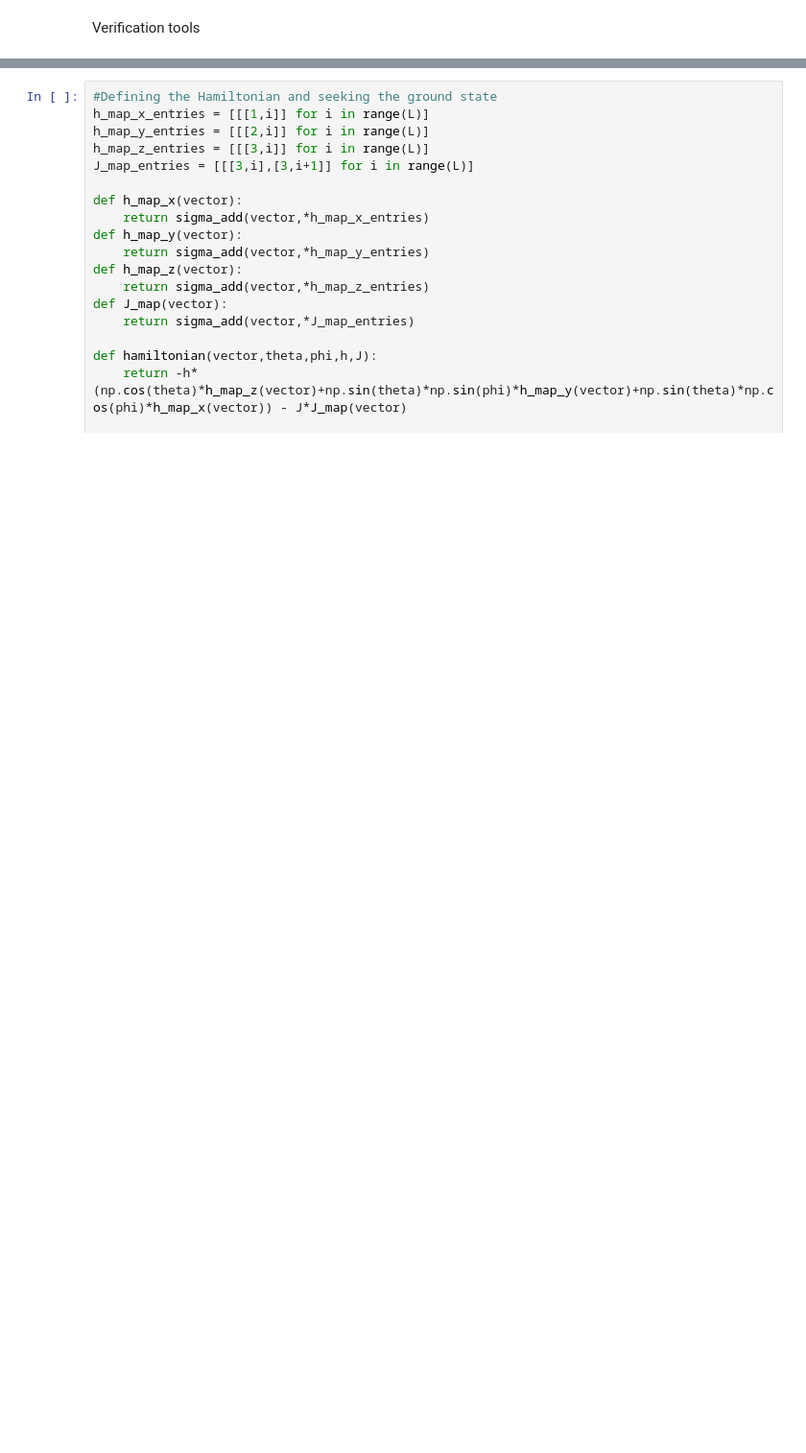
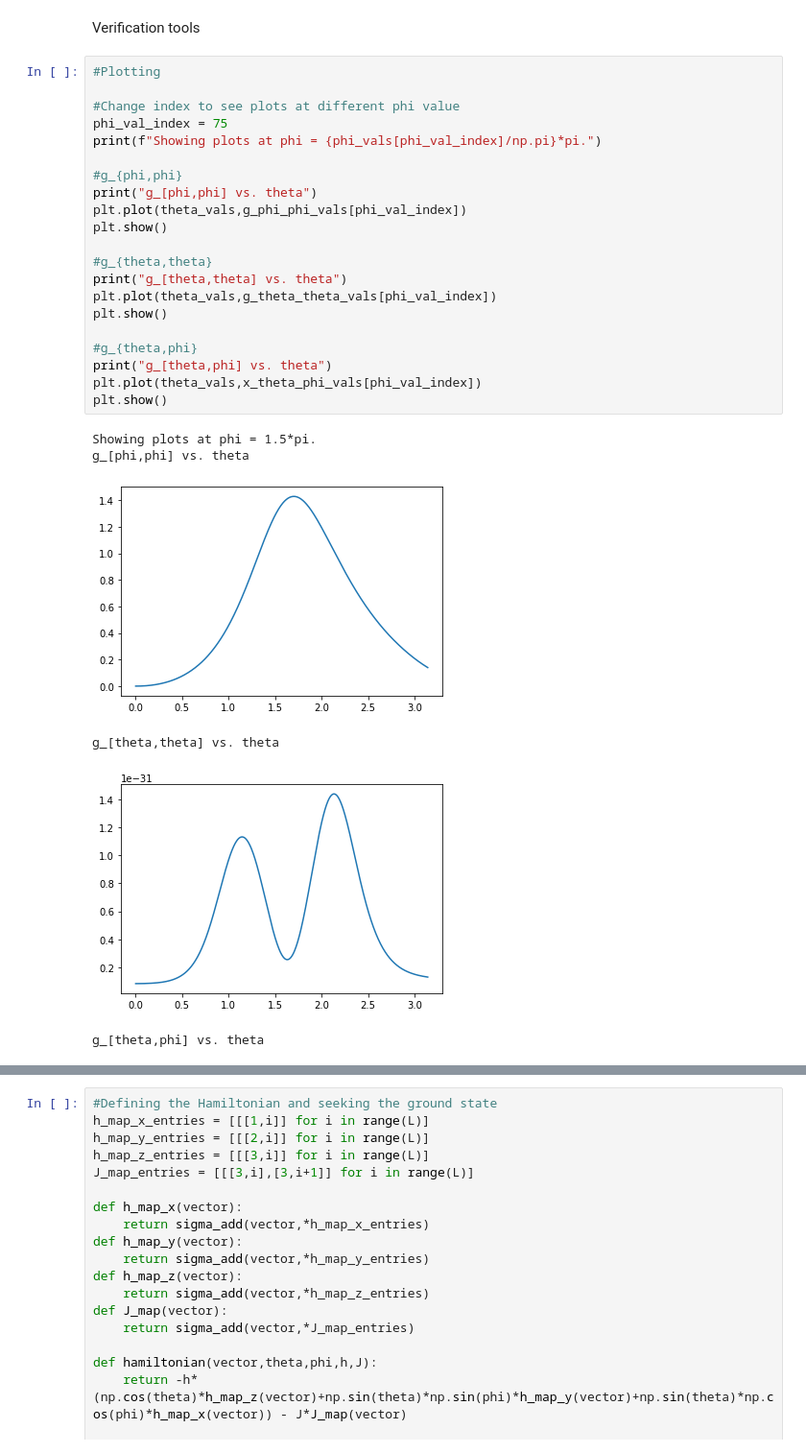
Before and after one commit to krlodeleon/fubinistudy, a Jupyter notebook: Su22_project.ipynb, the cells around one changed output, grey strips where cells are left out. Shown: that part at 96% size. Saved outputs shown, nothing was run; the diff lists cells and outputs as text; blank space fills up the shorter version.

Commit message:
Showing results for L=8.

```diff
--- a/Su22_project.ipynb
+++ b/Su22_project.ipynb
@@ -229,2 +224,30 @@ plt.show()
 # %% [markdown]
 Verification tools
+# %%
+#Plotting
+
+#Change index to see plots at different phi value
+phi_val_index = 75
+print(f"Showing plots at phi = {phi_vals[phi_val_index]/np.pi}*pi.")
+
+#g_{phi,phi}
+print("g_[phi,phi] vs. theta")
+plt.plot(theta_vals,g_phi_phi_vals[phi_val_index])
+plt.show()
+
+#g_{theta,theta}
+print("g_[theta,theta] vs. theta")
+plt.plot(theta_vals,g_theta_theta_vals[phi_val_index])
+plt.show()
+
+#g_{theta,phi}
+print("g_[theta,phi] vs. theta")
+plt.plot(theta_vals,x_theta_phi_vals[phi_val_index])
+plt.show()
+# %% [output]
+Showing plots at phi = 1.5*pi.
+g_[phi,phi] vs. theta
+[figure, added]
+g_[theta,theta] vs. theta
+[figure, added]
+g_[theta,phi] vs. theta
```
Also changed, not shown: parts of 10 cells of this notebook.
